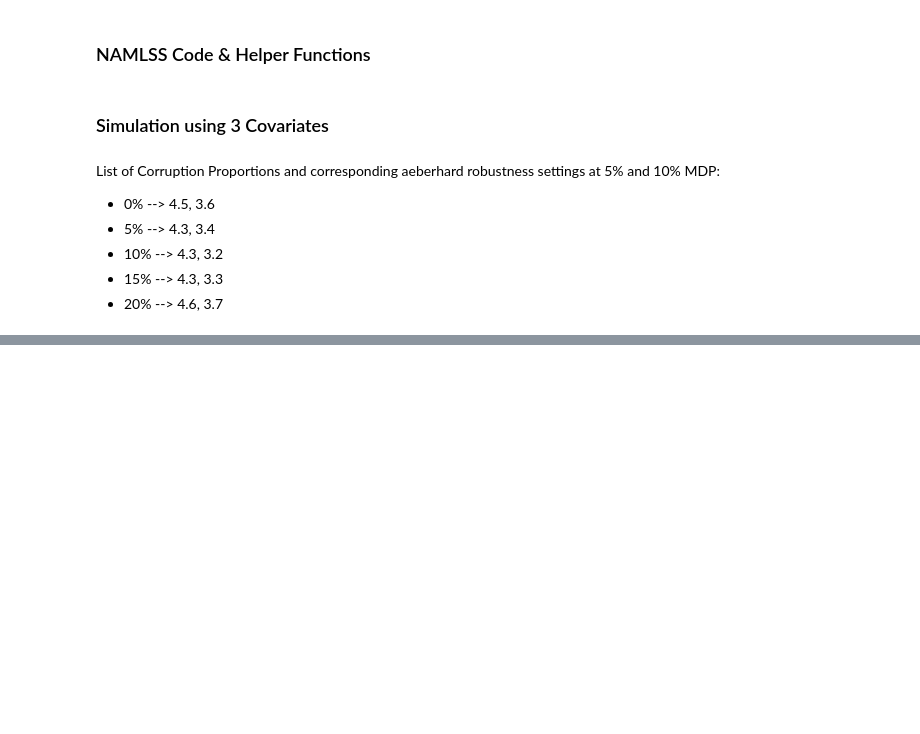
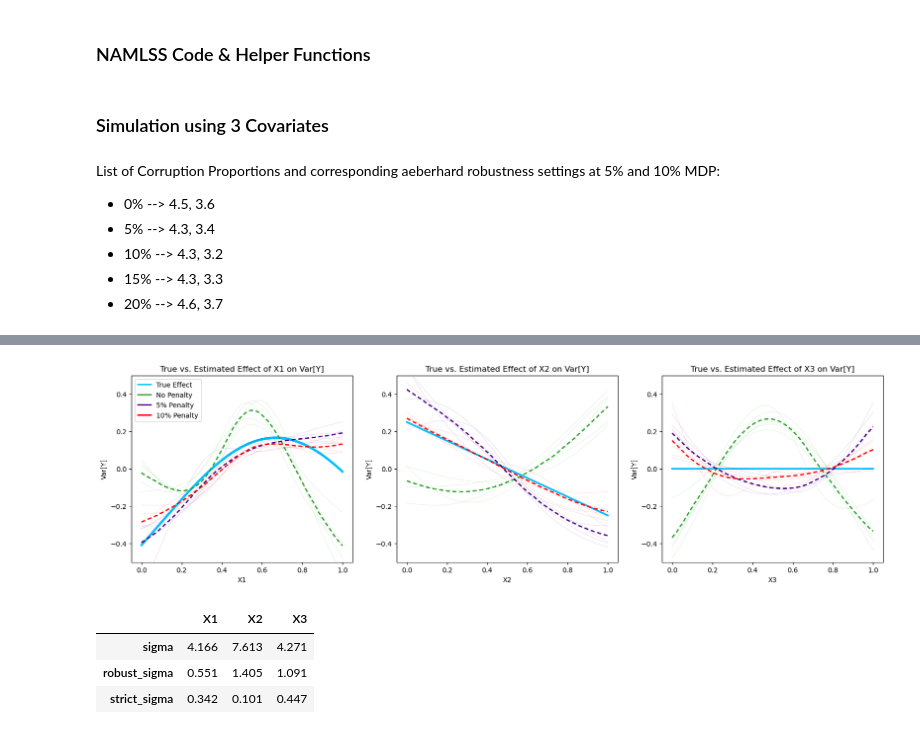
Before and after one commit to tobiasweckop/Robust-NAMLSS, a Jupyter notebook: Aeberhard Simulation.ipynb, the cells around one changed output, grey strips where cells are left out. Saved outputs shown, nothing was run; the diff lists cells and outputs as text; code cells hidden in the pictures; blank space fills up the shorter version.

```diff
--- a/Aeberhard Simulation.ipynb
+++ b/Aeberhard Simulation.ipynb
@@ -569,8 +589,8 @@ def plot_sigma_effects(sim_list):
     legend_handles = [
         plt.Line2D([0], [0], color=true_color, linewidth=linewidth1, label="True Effect"),
         plt.Line2D([0], [0], color=unregulated_color, linewidth=linewidth1, label="No Penalty"),
-        plt.Line2D([0], [0], color=robust_color, linewidth=linewidth1, label="c = 3"),
-        plt.Line2D([0], [0], color=strict_color, linewidth=linewidth1, label="c = 1"),
+        plt.Line2D([0], [0], color=robust_color, linewidth=linewidth1, label="5% Penalty"),
+        plt.Line2D([0], [0], color=strict_color, linewidth=linewidth1, label="10% Penalty"),
     ]
 
     axes[0].legend(handles = legend_handles, loc = "upper left")
@@ -640,2 +731,11 @@ strict_loss   7741.83  285.92
+# %%
+plot_sigma_effects(sim_list_10)
+# %% [output]
+[figure, added]
 # %%
-# table["Sigma_MSE_Avg"] * 100
+table["Sigma_MSE_Avg"] * 100
+# %% [output]
+|  | X1 | X2 | X3 |
+| sigma | 4.166 | 7.613 | 4.271 |
+| robust_sigma | 0.551 | 1.405 | 1.091 |
+| strict_sigma | 0.342 | 0.101 | 0.447 |
```
Also changed, not shown: parts of 15 cells of this notebook, 1 other file.
